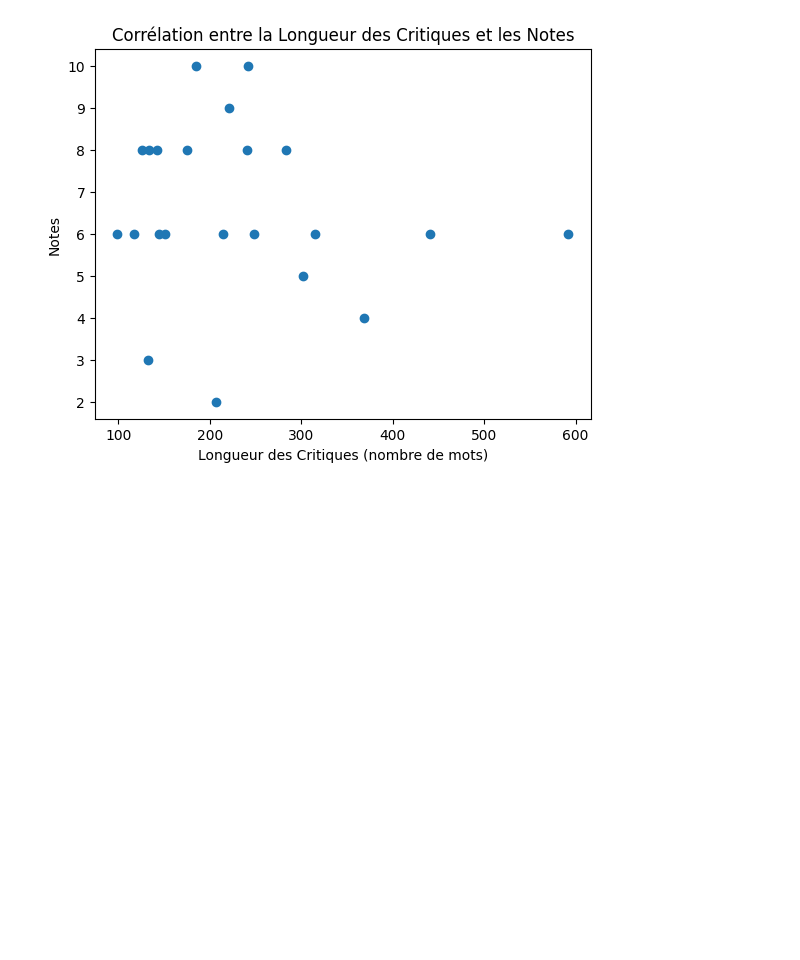
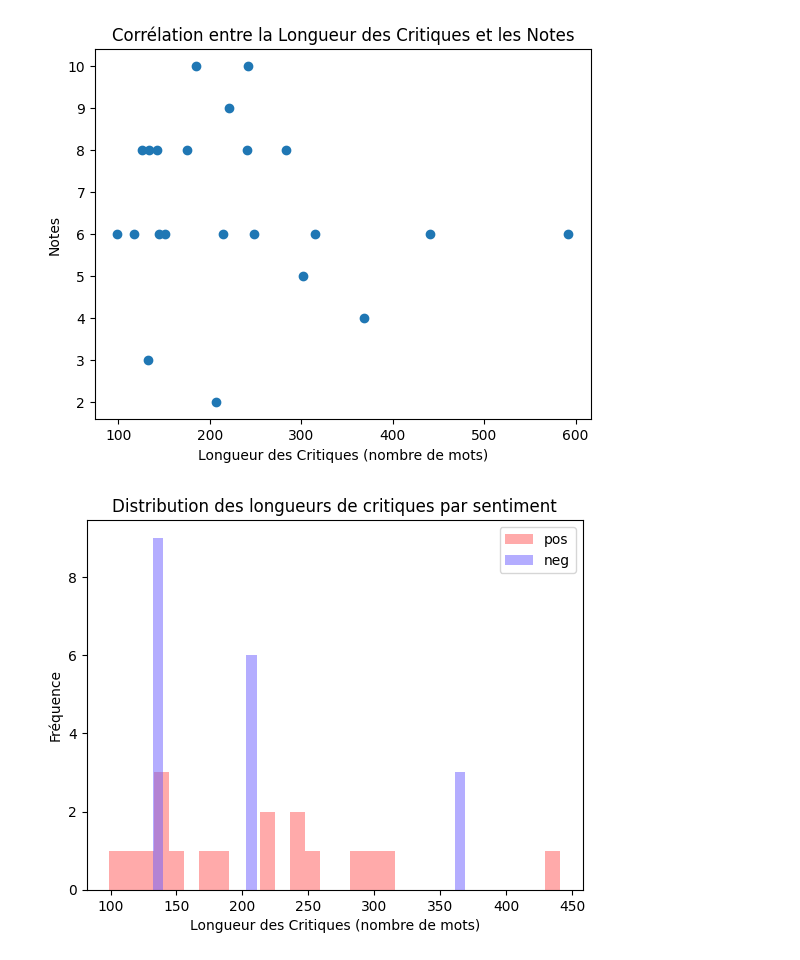
Before and after one commit to AshleyRatier/outil_traitement_corpus, a Jupyter notebook: scripts/analyse_corpus.ipynb, the cells around one changed output. Saved outputs shown, nothing was run; the diff lists cells and outputs as text; code cells hidden in the pictures; blank space fills up the shorter version.

```diff
--- a/scripts/analyse_corpus.ipynb
+++ b/scripts/analyse_corpus.ipynb
@@ -104,2 +107,14 @@ Spearman: -1.1589e-01; p-value: +6.0753e-01
 # %%
 train_data, test_data = train_test_split(data_clean, test_size=0.1, random_state=123)
+# %%
+for label, color in zip(data_resampled['label'].unique(), ['#FF5757', '#6A5DFF']):
+    subset = data_resampled[data_resampled['label'] == label]
+    plt.hist(subset['review_length'], bins=30, alpha=0.5, label=label, color=color)
+
+plt.title('Distribution des longueurs de critiques par sentiment')
+plt.xlabel('Longueur des Critiques (nombre de mots)')
+plt.ylabel('Fréquence')
+plt.legend()
+plt.show()
+# %% [output]
+[figure, added]
```
Also changed, not shown: parts of 2 cells of this notebook.
